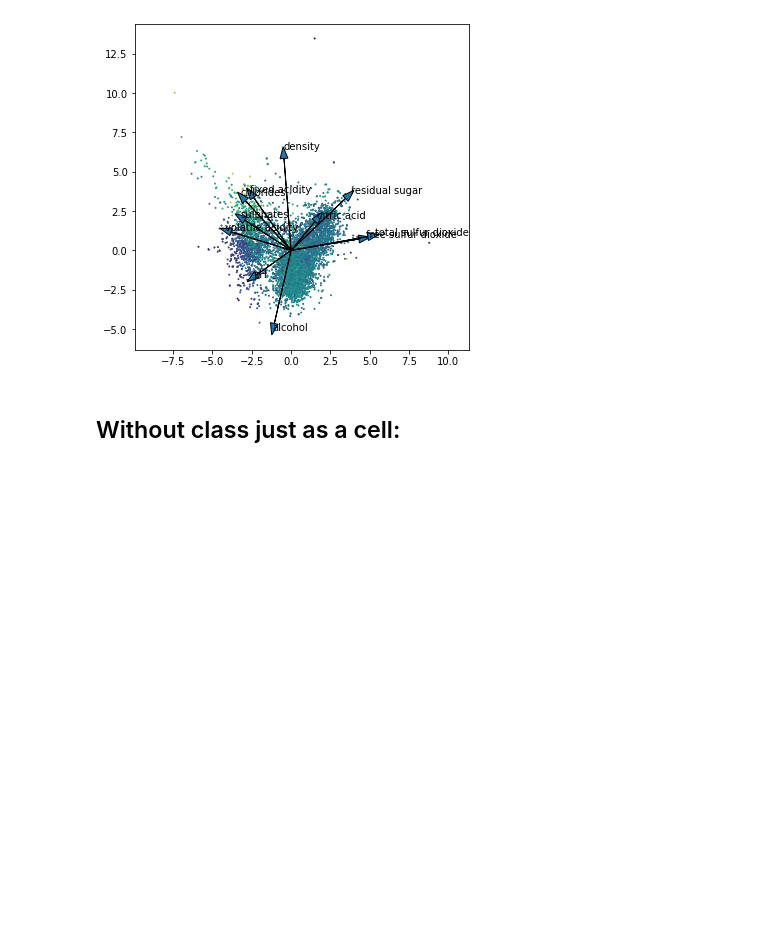
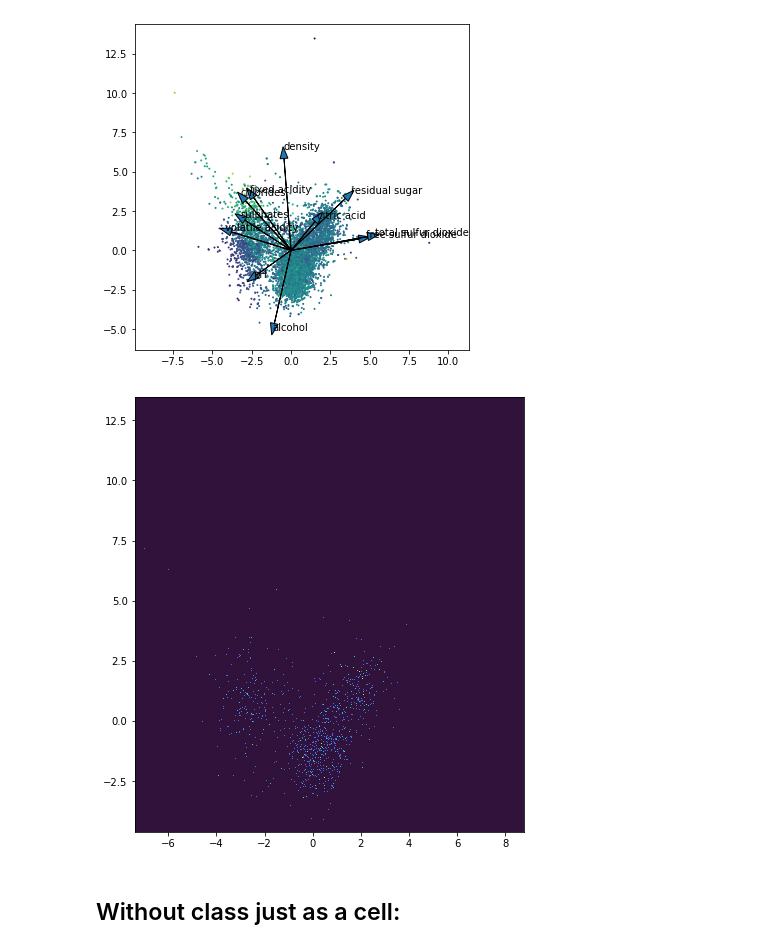
Before and after one commit to Magiduck/npMCA, a Jupyter notebook: PCA.ipynb, the cells around one changed output. Drawn from its saved outputs; the diff is of its cells as text; code cells hidden in the pictures; blank space fills up the shorter version.

Commit message:
hist2d example

```diff
--- a/PCA.ipynb
+++ b/PCA.ipynb
@@ -78,6 +78,13 @@ for var, (x,y) in zip(variables, 10*pca.vecs[:, :2]):
 plt.show()
 # %% [output]
 [figure]
+# %%
+fig, ax = plt.subplots(figsize=(8,8))
+ax.set_aspect(1)
+plt.hist2d(*proj[:, :2].T, bins=1024, cmap='turbo')
+plt.show()
+# %% [output]
+[figure, added]
 # %% [markdown]
 ## Without class just as a cell:
 # %%
```
